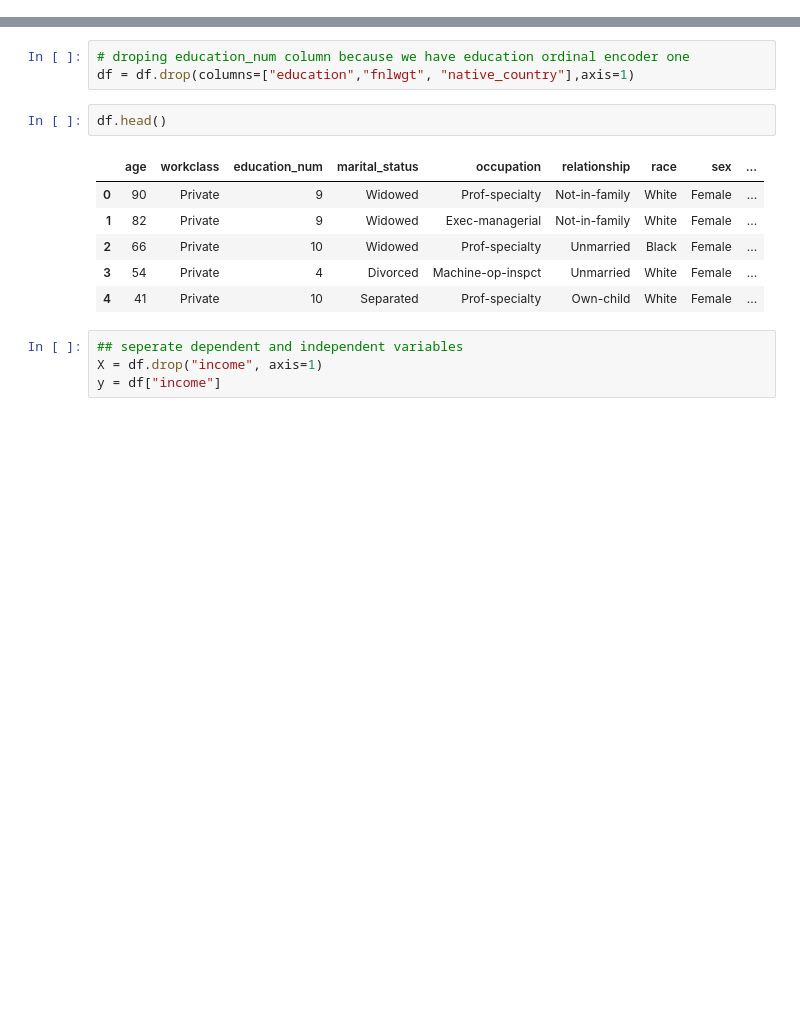
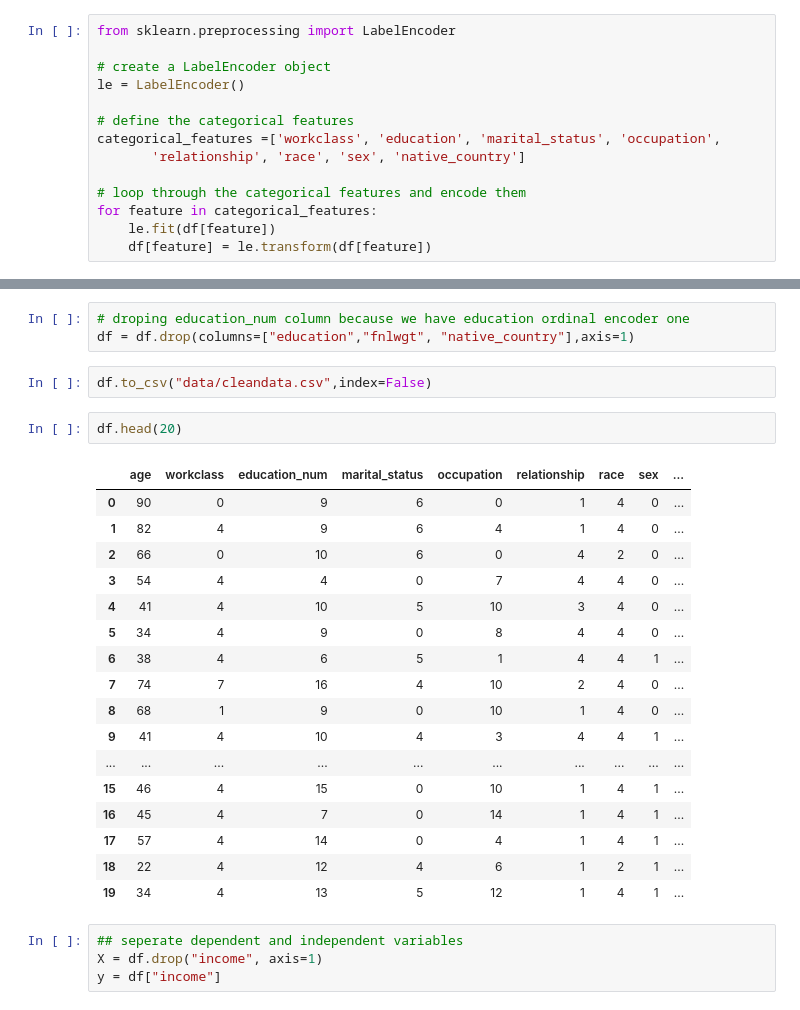
Before and after one commit to MannShrestha/ML_Adult_Census_Income, a Jupyter notebook: research/notebook/Experiment.ipynb, the cells around one changed output, grey strips where cells are left out. Drawn from its saved outputs; the diff is of its cells as text; blank space fills up the shorter version.

```diff
--- a/research/notebook/Experiment.ipynb
+++ b/research/notebook/Experiment.ipynb
@@ -349,3 +349,17 @@ Index(['age', 'workclass', 'fnlwgt', 'education', 'education_num',
        'capital_gain', 'capital_loss', 'hours_per_week', 'native_country',
        'income'],
       dtype='object')
+# %%
+from sklearn.preprocessing import LabelEncoder
+
+# create a LabelEncoder object
+le = LabelEncoder()
+
+# define the categorical features
+categorical_features =['workclass', 'education', 'marital_status', 'occupation',
+       'relationship', 'race', 'sex', 'native_country']
+
+# loop through the categorical features and encode them
+for feature in categorical_features:
+    le.fit(df[feature])
+    df[feature] = le.transform(df[feature])
@@ -352,15 +371,28 @@ Index(['age', 'workclass', 'fnlwgt', 'education', 'education_num',
 # %%
 # droping education_num column because we have education ordinal encoder one
 df = df.drop(columns=["education","fnlwgt", "native_country"],axis=1)
+# %%
+df.to_csv("data/cleandata.csv",index=False)
 # %%
-df.head()
+df.head(20)
 # %% [output]
 |  | age | workclass | education_num | marital_status | occupation | relationship | race | sex | ... |
-| 0 | 90 | Private | 9 | Widowed | Prof-specialty | Not-in-family | White | Female | ... |
-| 1 | 82 | Private | 9 | Widowed | Exec-managerial | Not-in-family | White | Female | ... |
-| 2 | 66 | Private | 10 | Widowed | Prof-specialty | Unmarried | Black | Female | ... |
-| 3 | 54 | Private | 4 | Divorced | Machine-op-inspct | Unmarried | White | Female | ... |
-| 4 | 41 | Private | 10 | Separated | Prof-specialty | Own-child | White | Female | ... |
+| 0 | 90 | 0 | 9 | 6 | 0 | 1 | 4 | 0 | ... |
+| 1 | 82 | 4 | 9 | 6 | 4 | 1 | 4 | 0 | ... |
+| 2 | 66 | 0 | 10 | 6 | 0 | 4 | 2 | 0 | ... |
+| 3 | 54 | 4 | 4 | 0 | 7 | 4 | 4 | 0 | ... |
+| 4 | 41 | 4 | 10 | 5 | 10 | 3 | 4 | 0 | ... |
+| 5 | 34 | 4 | 9 | 0 | 8 | 4 | 4 | 0 | ... |
+| 6 | 38 | 4 | 6 | 5 | 1 | 4 | 4 | 1 | ... |
+| 7 | 74 | 7 | 16 | 4 | 10 | 2 | 4 | 0 | ... |
+| 8 | 68 | 1 | 9 | 0 | 10 | 1 | 4 | 0 | ... |
+| 9 | 41 | 4 | 10 | 4 | 3 | 4 | 4 | 1 | ... |
+| ... | ... | ... | ... | ... | ... | ... | ... | ... | ... |
+| 15 | 46 | 4 | 15 | 0 | 10 | 1 | 4 | 1 | ... |
+| 16 | 45 | 4 | 7 | 0 | 14 | 1 | 4 | 1 | ... |
+| 17 | 57 | 4 | 14 | 0 | 4 | 1 | 4 | 1 | ... |
+| 18 | 22 | 4 | 12 | 4 | 6 | 1 | 2 | 1 | ... |
+| 19 | 34 | 4 | 13 | 5 | 12 | 1 | 4 | 1 | ... |
 # %%
 ## seperate dependent and independent variables
 X = df.drop("income", axis=1)
```
Also changed, not shown: parts of 28 cells of this notebook, 5 other files.
